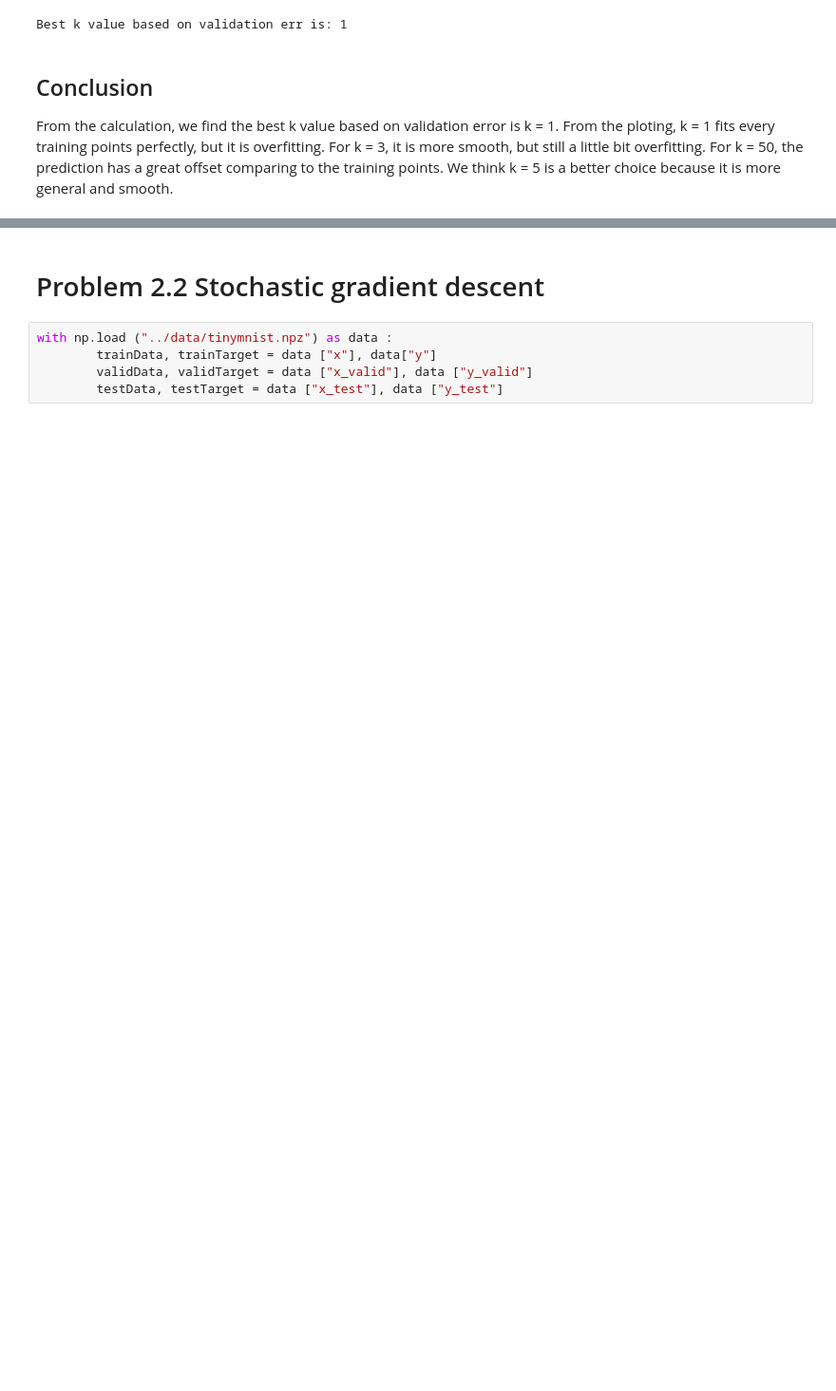
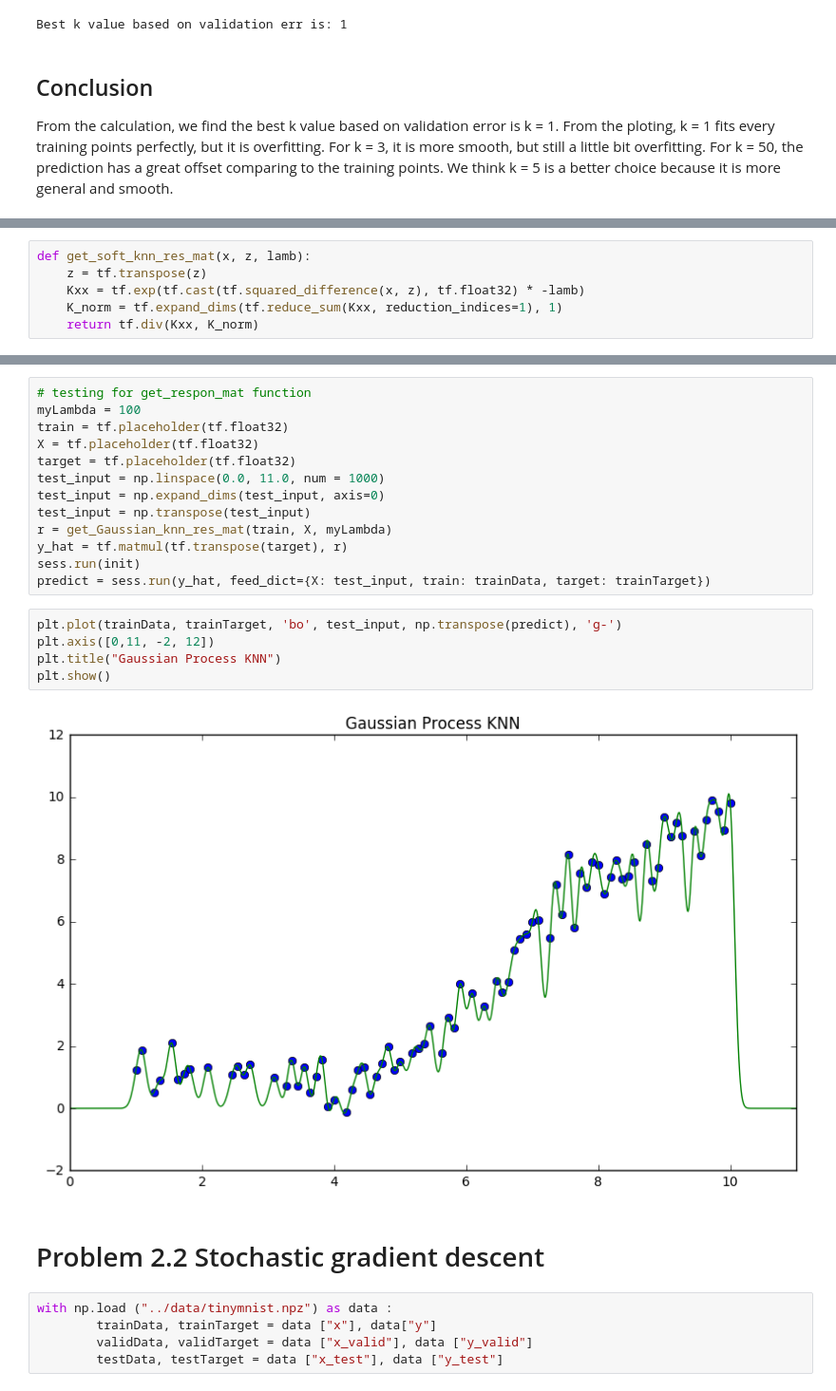
Before and after one commit to lidaiqing/Inference-MachineLearning, a Jupyter notebook: A1/code/a1.ipynb, the cells around one changed output, grey strips where cells are left out. Shown: that part at 95% size. Saved outputs shown, nothing was run; the diff lists cells and outputs as text; blank space fills up the shorter version.

```diff
--- a/A1/code/a1.ipynb
+++ b/A1/code/a1.ipynb
@@ -132,0 +135,6 @@ Best k value based on validation err is: 1
+# %%
+def get_soft_knn_res_mat(x, z, lamb):
+    z = tf.transpose(z)
+    Kxx = tf.exp(tf.cast(tf.squared_difference(x, z), tf.float32) * -lamb)
+    K_norm = tf.expand_dims(tf.reduce_sum(Kxx, reduction_indices=1), 1)
+    return tf.div(Kxx, K_norm)
@@ -133,3 +194,23 @@ Best k value based on validation err is: 1
+# %%
+# testing for get_respon_mat function
+myLambda = 100
+train = tf.placeholder(tf.float32)
+X = tf.placeholder(tf.float32)
+target = tf.placeholder(tf.float32)
+test_input = np.linspace(0.0, 11.0, num = 1000)
+test_input = np.expand_dims(test_input, axis=0)
+test_input = np.transpose(test_input)
+r = get_Gaussian_knn_res_mat(train, X, myLambda)
+y_hat = tf.matmul(tf.transpose(target), r)
+sess.run(init)
+predict = sess.run(y_hat, feed_dict={X: test_input, train: trainData, target: trainTarget})
+# %%
+plt.plot(trainData, trainTarget, 'bo', test_input, np.transpose(predict), 'g-')
+plt.axis([0,11, -2, 12])
+plt.title("Gaussian Process KNN")
+plt.show()
+# %% [output]
+[figure, added]
 # %% [markdown]
 <h1>Problem 2.2 Stochastic gradient descent</h1>
 # %%
```
Also changed, not shown: parts of 10 cells of this notebook.
